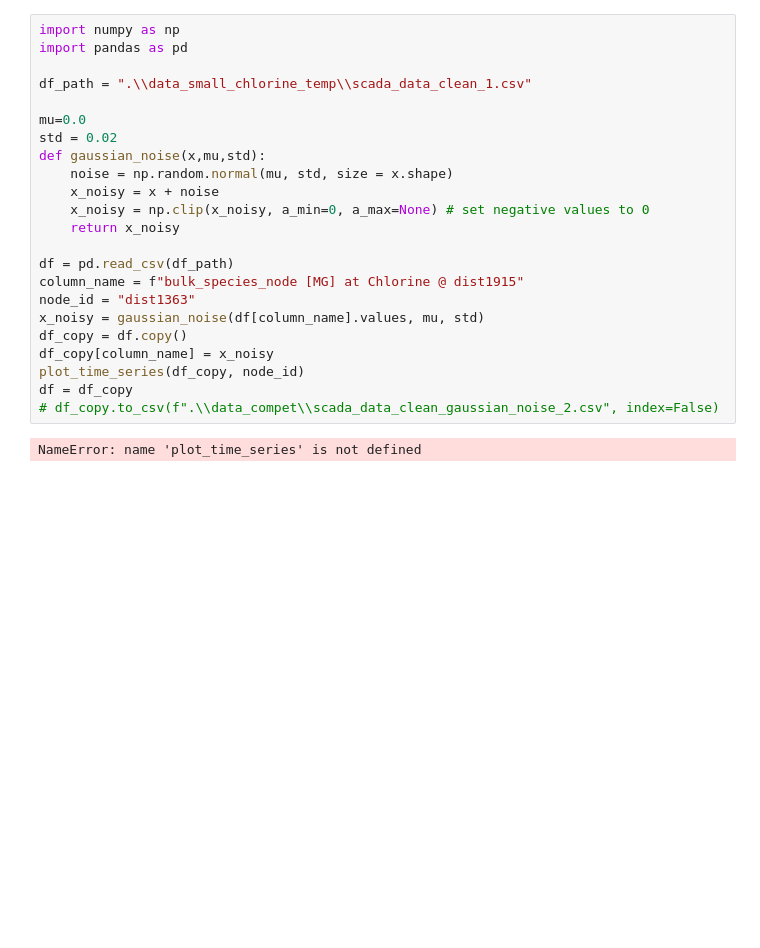
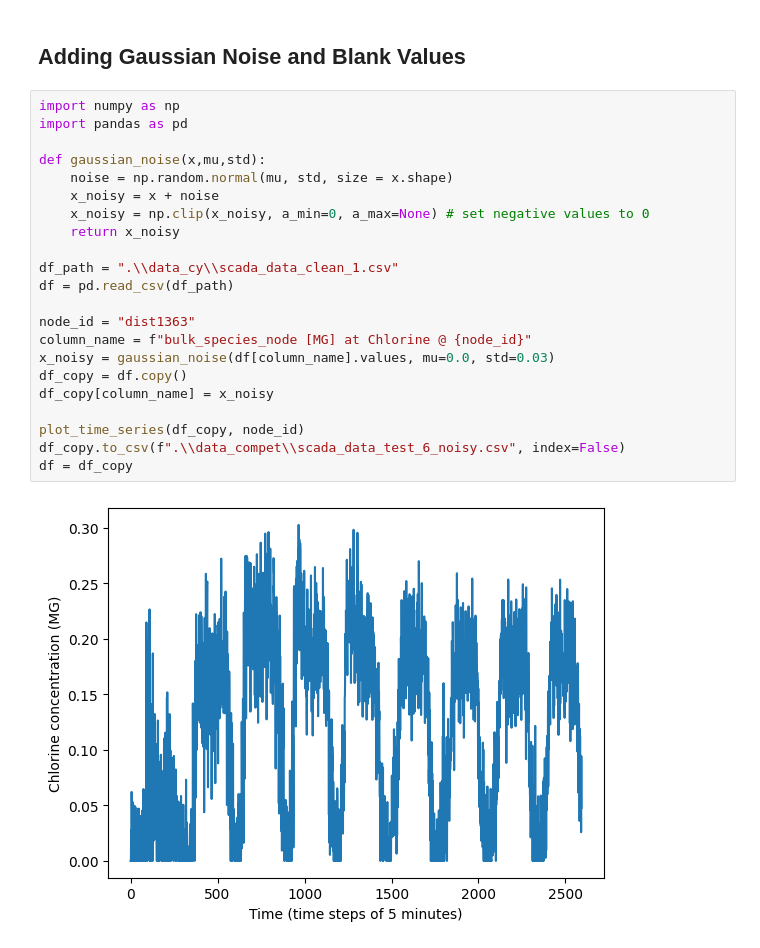
Before and after one commit to elineee/AI-for-Drinking-Water-Chlorination-Challenge-IJCAI-25, a Jupyter notebook: data/data_transformation.ipynb, the cells around one changed output. Drawn from its saved outputs; the diff is of its cells as text; blank space fills up the shorter version.

```diff
--- a/data/data_transformation.ipynb
+++ b/data/data_transformation.ipynb
@@ -72,28 +32,29 @@ Classic gaussian noise :
+# %% [markdown]
+## Adding Gaussian Noise and Blank Values
 # %%
 import numpy as np
 import pandas as pd
 
-df_path = ".\\data_small_chlorine_temp\\scada_data_clean_1.csv"
-
-mu=0.0
-std = 0.02
 def gaussian_noise(x,mu,std):
     noise = np.random.normal(mu, std, size = x.shape)
     x_noisy = x + noise
     x_noisy = np.clip(x_noisy, a_min=0, a_max=None) # set negative values to 0
     return x_noisy
 
+df_path = ".\\data_cy\\scada_data_clean_1.csv"
 df = pd.read_csv(df_path)
-column_name = f"bulk_species_node [MG] at Chlorine @ dist1915"
+
 node_id = "dist1363"
-x_noisy = gaussian_noise(df[column_name].values, mu, std)
+column_name = f"bulk_species_node [MG] at Chlorine @ {node_id}"
+x_noisy = gaussian_noise(df[column_name].values, mu=0.0, std=0.03)
 df_copy = df.copy()
 df_copy[column_name] = x_noisy
+
 plot_time_series(df_copy, node_id)
+df_copy.to_csv(f".\\data_compet\\scada_data_test_6_noisy.csv", index=False)
 df = df_copy
-# df_copy.to_csv(f".\\data_compet\\scada_data_clean_gaussian_noise_2.csv", index=False)
 # %% [output]
-NameError: name 'plot_time_series' is not defined
+[figure, added]
 # %%
 import numpy as np
 
```
Also changed, not shown: parts of 22 cells of this notebook.
